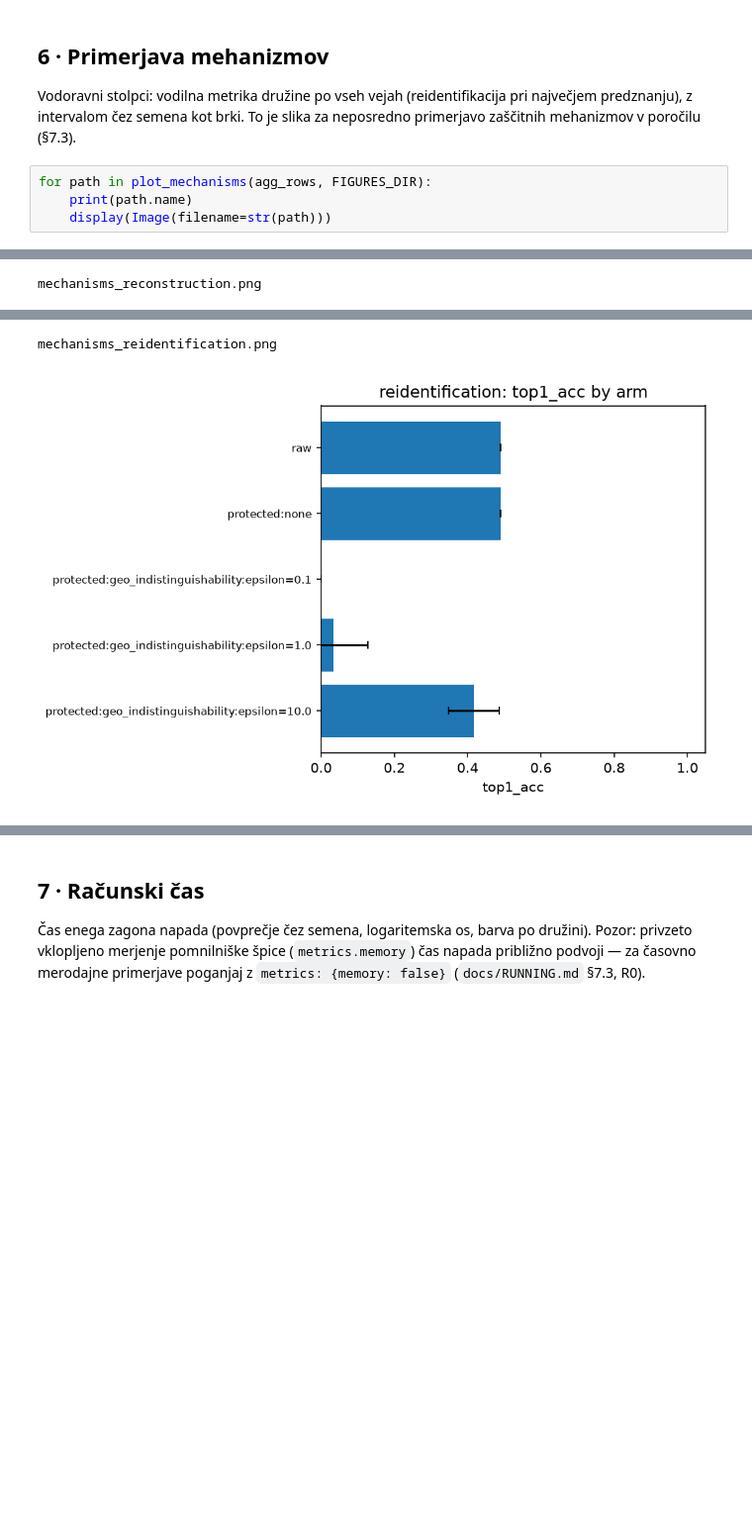
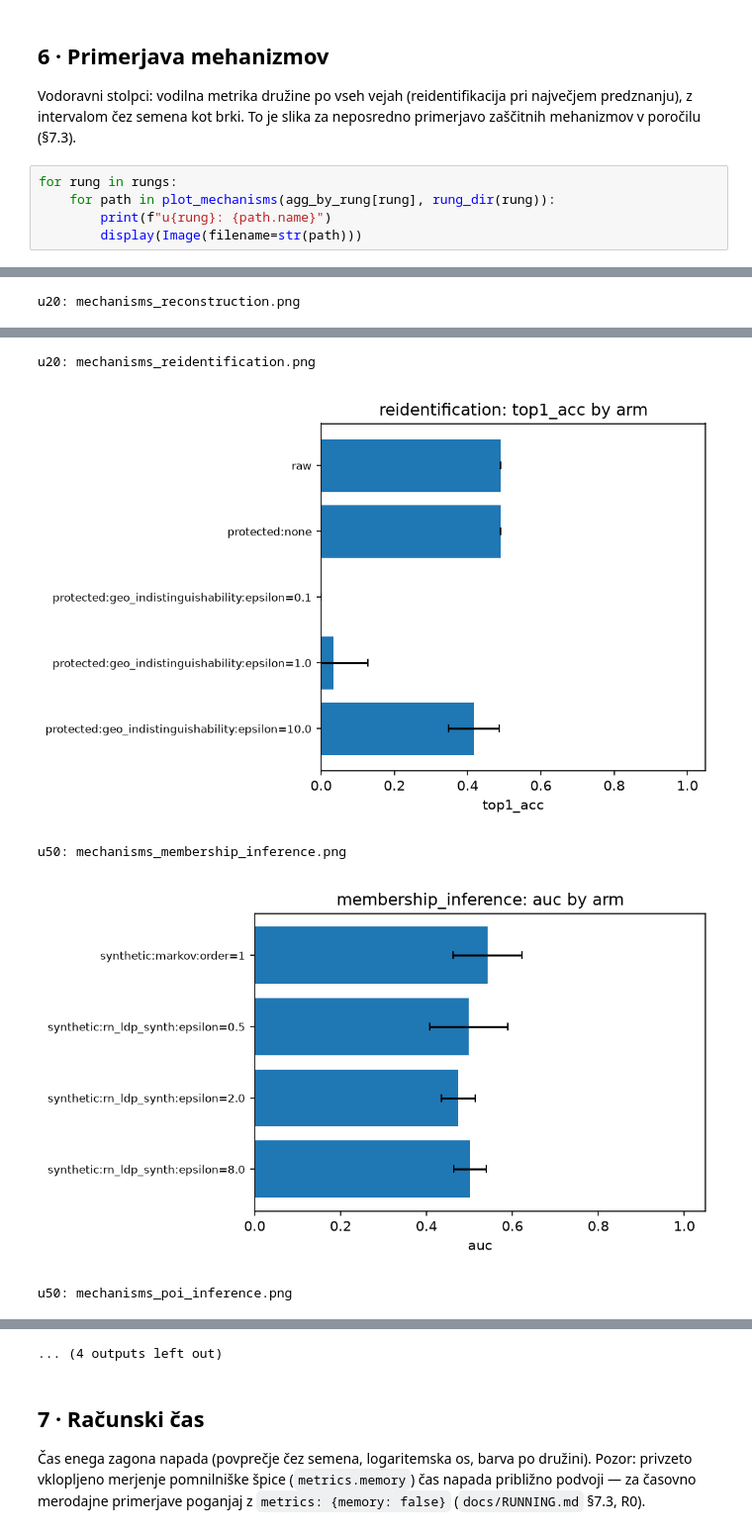
Before and after one commit to ZazoByIntent/RN-Synth-Gen-Sandbox2, a Jupyter notebook: notebooks/03_s4_sweep.ipynb, the cells around one changed output, grey strips where cells are left out. Shown at 99% size. Saved outputs shown, nothing was run; the diff lists cells and outputs as text; blank space fills up the shorter version.

```diff
--- a/notebooks/03_s4_sweep.ipynb
+++ b/notebooks/03_s4_sweep.ipynb
@@ -166,7 +206,8 @@ Vodoravni stolpci: vodilna metrika družine po vseh vejah (reidentifikacija pri
 največjem predznanju), z intervalom čez semena kot brki. To je slika za
 neposredno primerjavo zaščitnih mehanizmov v poročilu (§7.3).
 # %%
-for path in plot_mechanisms(agg_rows, FIGURES_DIR):
-    print(path.name)
-    display(Image(filename=str(path)))
+for rung in rungs:
+    for path in plot_mechanisms(agg_by_rung[rung], rung_dir(rung)):
+        print(f"u{rung}: {path.name}")
+        display(Image(filename=str(path)))
 # %% [output]
@@ -176,5 +217,8 @@ mechanisms_poi_inference.png
 [figure]
-mechanisms_reconstruction.png
+u20: mechanisms_reconstruction.png
 [figure]
-mechanisms_reidentification.png
+u20: mechanisms_reidentification.png
 [figure]
+u50: mechanisms_membership_inference.png
+[figure, added]
+u50: mechanisms_poi_inference.png
@@ -181,3 +226,4 @@ mechanisms_reidentification.png
+... (4 outputs left out)
 # %% [markdown]
 ## 7 · Računski čas
 
```
Also changed, not shown: parts of 11 cells of this notebook, 4 other files.
